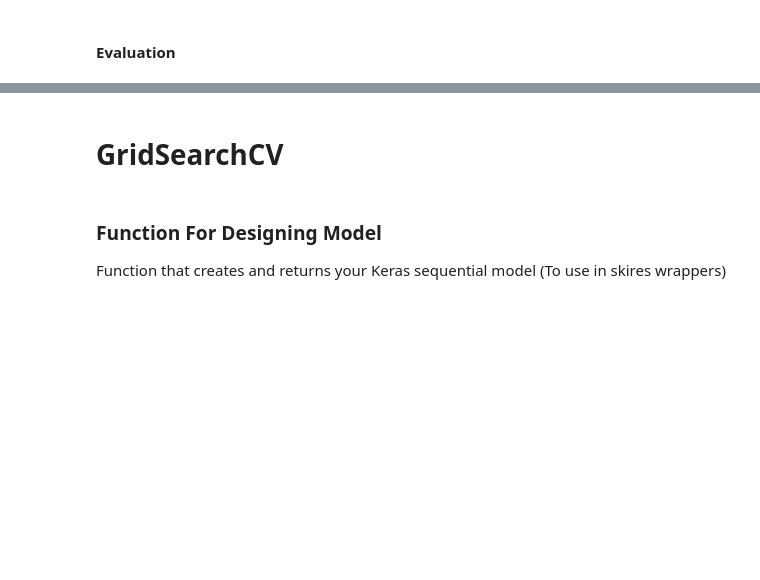
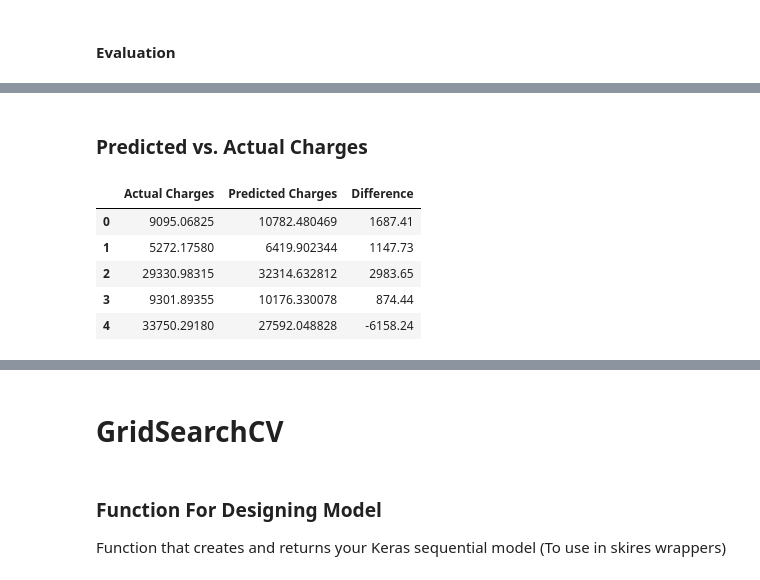
Before and after one commit to Alyxx-The-Sniper/DATA_SCIENCE_2022, a Jupyter notebook: Data_Science_Machine_Learning/0_Deep Learning/regr_func.ipynb, the cells around one changed output, grey strips where cells are left out. Saved outputs shown, nothing was run; the diff lists cells and outputs as text; code cells hidden in the pictures; blank space fills up the shorter version.

```diff
--- a/Data_Science_Machine_Learning/0_Deep Learning/regr_func.ipynb
+++ b/Data_Science_Machine_Learning/0_Deep Learning/regr_func.ipynb
@@ -174,0 +219,21 @@ val_mse, val_mae = model_regr.evaluate(x_test, y_test, verbose = 1)
+# %% [markdown]
+### Predicted vs. Actual Charges
+# %%
+# show/hide code
+a = y_test.values.reshape(-1,1).flatten()
+b = y_predict.flatten()
+diff = (b - a)
+
+sim_data={"Actual Charges":a, 'Predicted Charges':b, 'Difference':np.round(diff,2)}
+
+sim_data=pd.DataFrame(sim_data)
+
+# Showing first 5 rows
+sim_data.head(5)
+# %% [output]
+|  | Actual Charges | Predicted Charges | Difference |
+| 0 | 9095.06825 | 10782.480469 | 1687.41 |
+| 1 | 5272.17580 | 6419.902344 | 1147.73 |
+| 2 | 29330.98315 | 32314.632812 | 2983.65 |
+| 3 | 9301.89355 | 10176.330078 | 874.44 |
+| 4 | 33750.29180 | 27592.048828 | -6158.24 |
```
Also changed, not shown: parts of 52 cells of this notebook.
